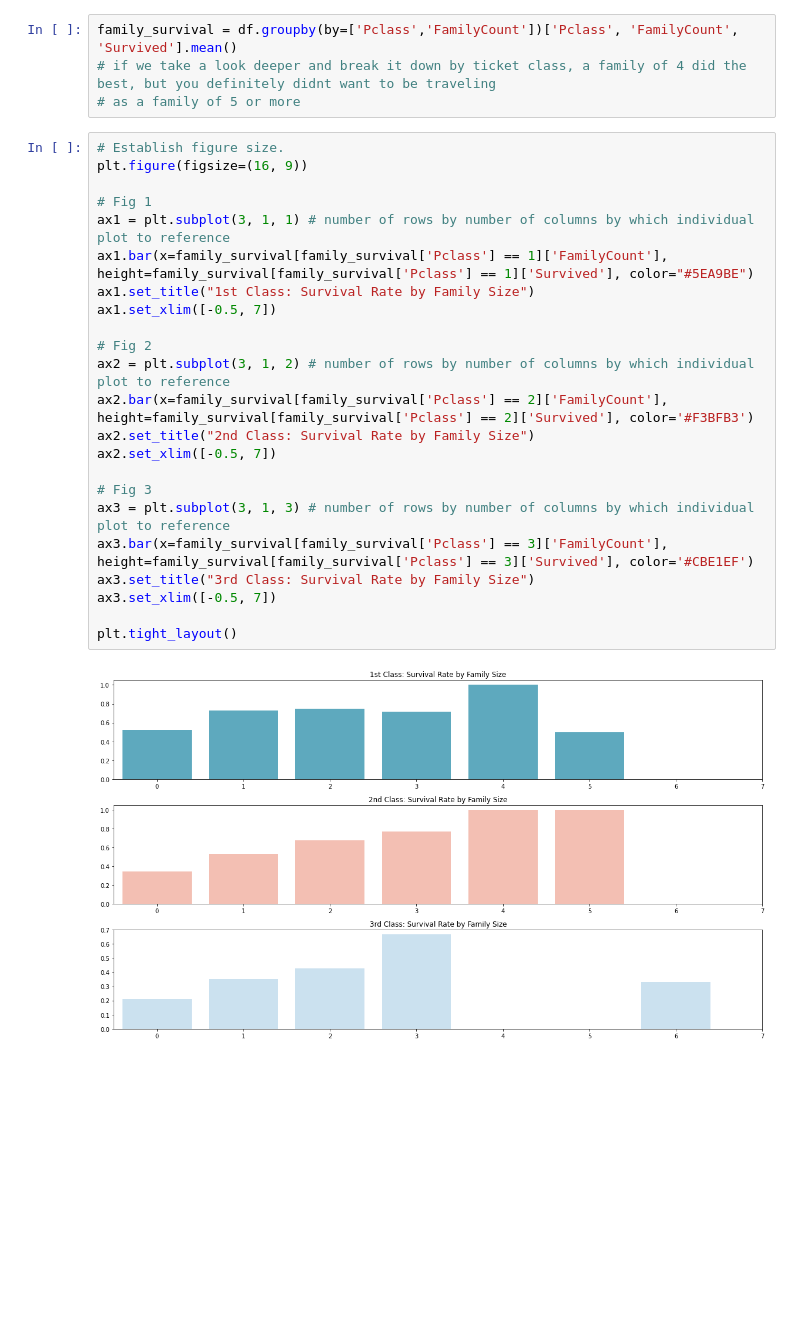
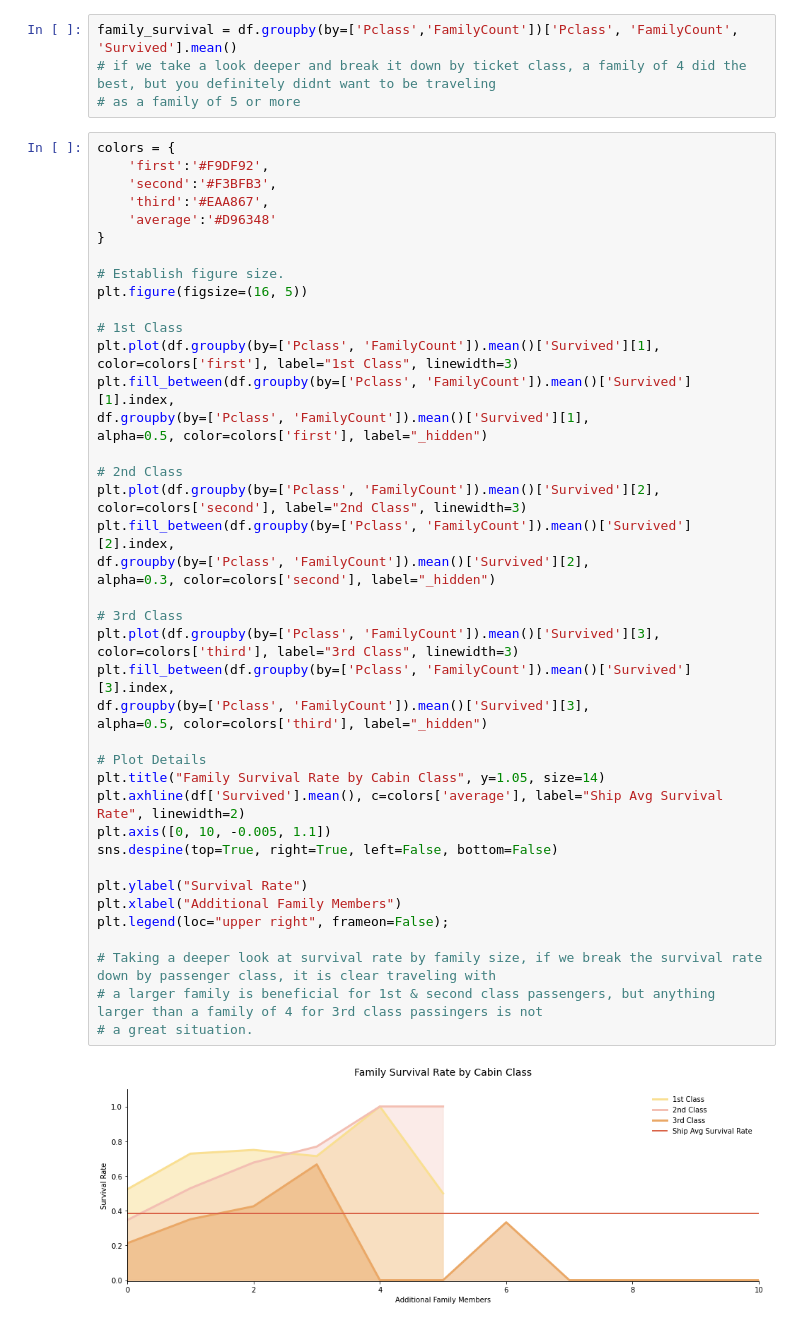
Before and after one commit to woodstockwins/1213-iris, a Jupyter notebook: labs/2.01-lab-pandas-titanic-master/titanic-starter-gene.ipynb, the cells around one changed output. Cells and saved outputs as stored; diff of their text form; blank space fills up the shorter version.

```diff
--- a/labs/2.01-lab-pandas-titanic-master/titanic-starter-gene.ipynb
+++ b/labs/2.01-lab-pandas-titanic-master/titanic-starter-gene.ipynb
@@ -299,31 +262,47 @@ import seaborn as sns
 family_survival = df.groupby(by=['Pclass','FamilyCount'])['Pclass', 'FamilyCount', 'Survived'].mean()
 # if we take a look deeper and break it down by ticket class, a family of 4 did the best, but you definitely didnt want to be traveling
 # as a family of 5 or more
-# %%
-# Establish figure size.
-plt.figure(figsize=(16, 9))
-
-# Fig 1
-ax1 = plt.subplot(3, 1, 1) # number of rows by number of columns by which individual plot to reference
-ax1.bar(x=family_survival[family_survival['Pclass'] == 1]['FamilyCount'],
-height=family_survival[family_survival['Pclass'] == 1]['Survived'], color="#5EA9BE")
-ax1.set_title("1st Class: Survival Rate by Family Size")
-ax1.set_xlim([-0.5, 7])
-
-# Fig 2
-ax2 = plt.subplot(3, 1, 2) # number of rows by number of columns by which individual plot to reference
-ax2.bar(x=family_survival[family_survival['Pclass'] == 2]['FamilyCount'],
-height=family_survival[family_survival['Pclass'] == 2]['Survived'], color='#F3BFB3')
-ax2.set_title("2nd Class: Survival Rate by Family Size")
-ax2.set_xlim([-0.5, 7])
-
-# Fig 3
-ax3 = plt.subplot(3, 1, 3) # number of rows by number of columns by which individual plot to reference
-ax3.bar(x=family_survival[family_survival['Pclass'] == 3]['FamilyCount'],
-height=family_survival[family_survival['Pclass'] == 3]['Survived'], color='#CBE1EF')
-ax3.set_title("3rd Class: Survival Rate by Family Size")
-ax3.set_xlim([-0.5, 7])
-
-plt.tight_layout()
-# %% [output]
-[figure, removed]
+# %%
+colors = {
+    'first':'#F9DF92',
+    'second':'#F3BFB3',
+    'third':'#EAA867',
+    'average':'#D96348'
+}
+
+# Establish figure size.
+plt.figure(figsize=(16, 5))
+
+# 1st Class
+plt.plot(df.groupby(by=['Pclass', 'FamilyCount']).mean()['Survived'][1], color=colors['first'], label="1st Class", linewidth=3)
+plt.fill_between(df.groupby(by=['Pclass', 'FamilyCount']).mean()['Survived'][1].index,
+df.groupby(by=['Pclass', 'FamilyCount']).mean()['Survived'][1],
+alpha=0.5, color=colors['first'], label="_hidden")
+
+# 2nd Class
+plt.plot(df.groupby(by=['Pclass', 'FamilyCount']).mean()['Survived'][2], color=colors['second'], label="2nd Class", linewidth=3)
+plt.fill_between(df.groupby(by=['Pclass', 'FamilyCount']).mean()['Survived'][2].index,
+df.groupby(by=['Pclass', 'FamilyCount']).mean()['Survived'][2],
+alpha=0.3, color=colors['second'], label="_hidden")
+
+# 3rd Class
+plt.plot(df.groupby(by=['Pclass', 'FamilyCount']).mean()['Survived'][3], color=colors['third'], label="3rd Class", linewidth=3)
+plt.fill_between(df.groupby(by=['Pclass', 'FamilyCount']).mean()['Survived'][3].index,
+df.groupby(by=['Pclass', 'FamilyCount']).mean()['Survived'][3],
+alpha=0.5, color=colors['third'], label="_hidden")
+
+# Plot Details
+plt.title("Family Survival Rate by Cabin Class", y=1.05, size=14)
+plt.axhline(df['Survived'].mean(), c=colors['average'], label="Ship Avg Survival Rate", linewidth=2)
+plt.axis([0, 10, -0.005, 1.1])
+sns.despine(top=True, right=True, left=False, bottom=False)
+
+plt.ylabel("Survival Rate")
+plt.xlabel("Additional Family Members")
+plt.legend(loc="upper right", frameon=False);
+
+# Taking a deeper look at survival rate by family size, if we break the survival rate down by passenger class, it is clear traveling with
+# a larger family is beneficial for 1st & second class passengers, but anything larger than a family of 4 for 3rd class passingers is not
+# a great situation.
+# %% [output]
+[figure, added]
```
Also changed, not shown: parts of 12 cells of this notebook.
